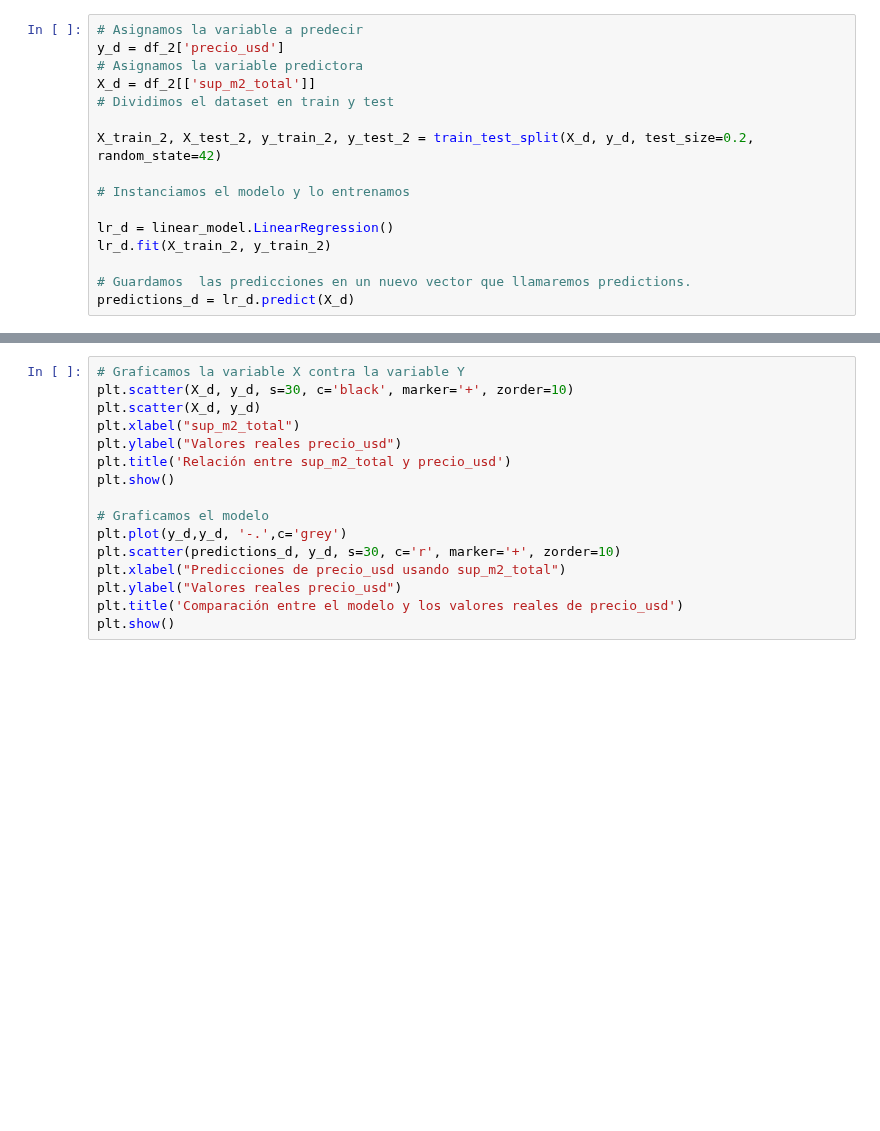
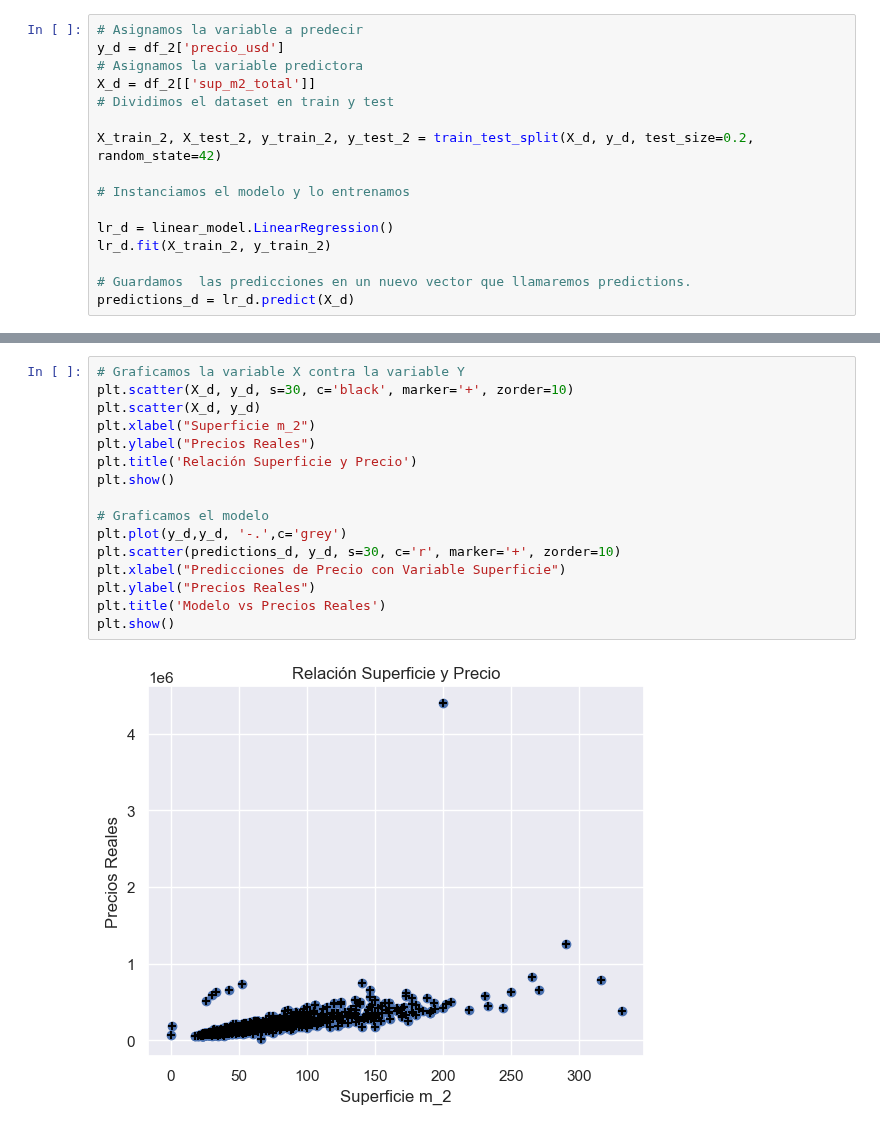
Before and after one commit to LuiosDyet/dh-ds-pi-1, a Jupyter notebook: TP2/d_regresion_lineal_simple.ipynb, the cells around one changed output, grey strips where cells are left out. Cells and saved outputs as stored; diff of their text form; blank space fills up the shorter version.

```diff
--- a/TP2/d_regresion_lineal_simple.ipynb
+++ b/TP2/d_regresion_lineal_simple.ipynb
@@ -133,16 +156,18 @@ print ("r_EMC:", np.sqrt(mean_squared_error(y_d, predictions_d)))
 # %%
 # Graficamos la variable X contra la variable Y
 plt.scatter(X_d, y_d, s=30, c='black', marker='+', zorder=10)
 plt.scatter(X_d, y_d)
-plt.xlabel("sup_m2_total")
-plt.ylabel("Valores reales precio_usd")
-plt.title('Relación entre sup_m2_total y precio_usd')
+plt.xlabel("Superficie m_2")
+plt.ylabel("Precios Reales")
+plt.title('Relación Superficie y Precio')
 plt.show()
 
 # Graficamos el modelo
 plt.plot(y_d,y_d, '-.',c='grey')
 plt.scatter(predictions_d, y_d, s=30, c='r', marker='+', zorder=10)
-plt.xlabel("Predicciones de precio_usd usando sup_m2_total")
-plt.ylabel("Valores reales precio_usd")
-plt.title('Comparación entre el modelo y los valores reales de precio_usd')
+plt.xlabel("Predicciones de Precio con Variable Superficie")
+plt.ylabel("Precios Reales")
+plt.title('Modelo vs Precios Reales')
 plt.show()
+# %% [output]
+[figure, added]
```
Also changed, not shown: parts of 11 cells of this notebook.
